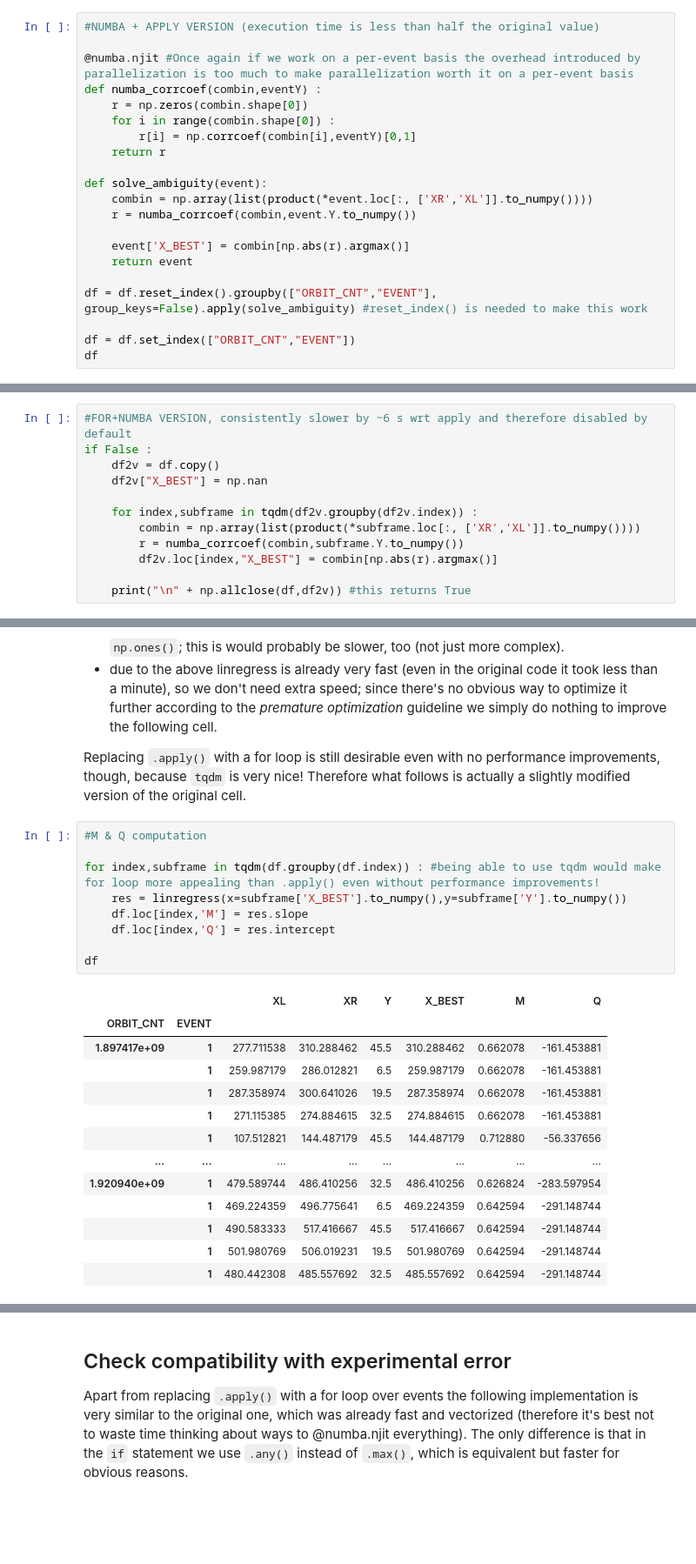
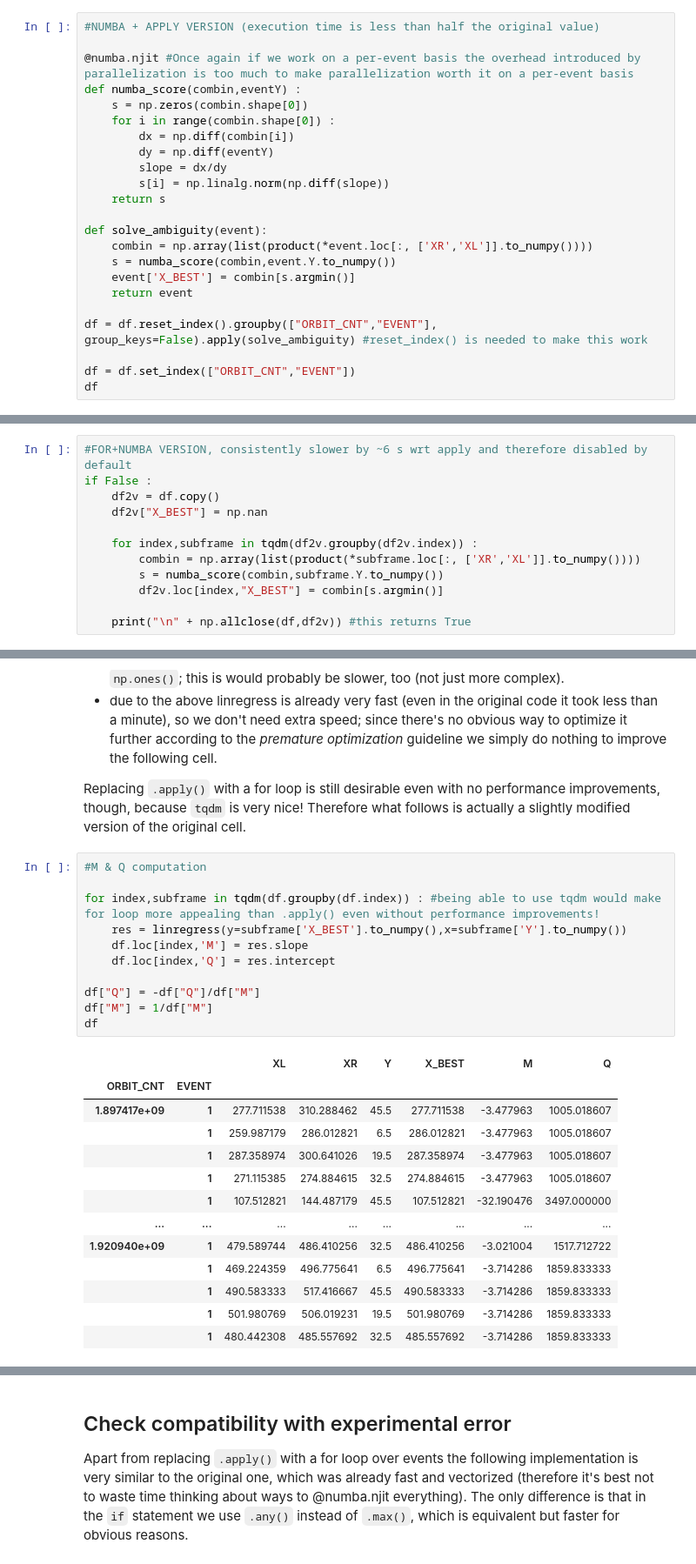
Before and after one commit to MattiaCeravolo/LCP_projects_Y3, a Jupyter notebook: part_3_with_commentary.ipynb, the cells around one changed output, grey strips where cells are left out. Shown at 87% size. Cells and saved outputs as stored; diff of their text form; blank space fills up the shorter version.

```diff
--- a/part_3_with_commentary.ipynb
+++ b/part_3_with_commentary.ipynb
@@ -563,17 +564,19 @@ We can either simply "extract" and jit the for loop with `np.corrcoef()` or we c
 #NUMBA + APPLY VERSION (execution time is less than half the original value)
 
 @numba.njit #Once again if we work on a per-event basis the overhead introduced by parallelization is too much to make parallelization worth it on a per-event basis
-def numba_corrcoef(combin,eventY) :
-    r = np.zeros(combin.shape[0])
+def numba_score(combin,eventY) :
+    s = np.zeros(combin.shape[0])
     for i in range(combin.shape[0]) :
-        r[i] = np.corrcoef(combin[i],eventY)[0,1]
-    return r
+        dx = np.diff(combin[i])
+        dy = np.diff(eventY)
+        slope = dx/dy
+        s[i] = np.linalg.norm(np.diff(slope))
+    return s
 
 def solve_ambiguity(event):
     combin = np.array(list(product(*event.loc[:, ['XR','XL']].to_numpy())))
-    r = numba_corrcoef(combin,event.Y.to_numpy())
-
-    event['X_BEST'] = combin[np.abs(r).argmax()]
+    s = numba_score(combin,event.Y.to_numpy())
+    event['X_BEST'] = combin[s.argmin()]
     return event
 
 df = df.reset_index().groupby(["ORBIT_CNT","EVENT"], group_keys=False).apply(solve_ambiguity) #reset_index() is needed to make this work
@@ -603,8 +606,8 @@ if False :
 
     for index,subframe in tqdm(df2v.groupby(df2v.index)) :
         combin = np.array(list(product(*subframe.loc[:, ['XR','XL']].to_numpy())))
-        r = numba_corrcoef(combin,subframe.Y.to_numpy())
-        df2v.loc[index,"X_BEST"] = combin[np.abs(r).argmax()]
+        s = numba_score(combin,subframe.Y.to_numpy())
+        df2v.loc[index,"X_BEST"] = combin[s.argmin()]
 
     print("\n" + np.allclose(df,df2v)) #this returns True
 # %% [markdown]
@@ -638,26 +641,28 @@ Replacing `.apply()` with a for loop is still desirable even with no performance
 # %%
 #M & Q computation
 
 for index,subframe in tqdm(df.groupby(df.index)) : #being able to use tqdm would make for loop more appealing than .apply() even without performance improvements!
-    res = linregress(x=subframe['X_BEST'].to_numpy(),y=subframe['Y'].to_numpy())
+    res = linregress(y=subframe['X_BEST'].to_numpy(),x=subframe['Y'].to_numpy())
     df.loc[index,'M'] = res.slope
     df.loc[index,'Q'] = res.intercept
 
+df["Q"] = -df["Q"]/df["M"]
+df["M"] = 1/df["M"]
 df
 # %% [output]
 |  |  | XL | XR | Y | X_BEST | M | Q |
 | ORBIT_CNT | EVENT |  |  |  |  |  |  |
-| 1.897417e+09 | 1 | 277.711538 | 310.288462 | 45.5 | 310.288462 | 0.662078 | -161.453881 |
-|  | 1 | 259.987179 | 286.012821 | 6.5 | 259.987179 | 0.662078 | -161.453881 |
-|  | 1 | 287.358974 | 300.641026 | 19.5 | 287.358974 | 0.662078 | -161.453881 |
-|  | 1 | 271.115385 | 274.884615 | 32.5 | 274.884615 | 0.662078 | -161.453881 |
-|  | 1 | 107.512821 | 144.487179 | 45.5 | 144.487179 | 0.712880 | -56.337656 |
+| 1.897417e+09 | 1 | 277.711538 | 310.288462 | 45.5 | 277.711538 | -3.477963 | 1005.018607 |
+|  | 1 | 259.987179 | 286.012821 | 6.5 | 286.012821 | -3.477963 | 1005.018607 |
+|  | 1 | 287.358974 | 300.641026 | 19.5 | 287.358974 | -3.477963 | 1005.018607 |
+|  | 1 | 271.115385 | 274.884615 | 32.5 | 274.884615 | -3.477963 | 1005.018607 |
+|  | 1 | 107.512821 | 144.487179 | 45.5 | 107.512821 | -32.190476 | 3497.000000 |
 | ... | ... | ... | ... | ... | ... | ... | ... |
-| 1.920940e+09 | 1 | 479.589744 | 486.410256 | 32.5 | 486.410256 | 0.626824 | -283.597954 |
-|  | 1 | 469.224359 | 496.775641 | 6.5 | 469.224359 | 0.642594 | -291.148744 |
-|  | 1 | 490.583333 | 517.416667 | 45.5 | 517.416667 | 0.642594 | -291.148744 |
-|  | 1 | 501.980769 | 506.019231 | 19.5 | 501.980769 | 0.642594 | -291.148744 |
-|  | 1 | 480.442308 | 485.557692 | 32.5 | 485.557692 | 0.642594 | -291.148744 |
+| 1.920940e+09 | 1 | 479.589744 | 486.410256 | 32.5 | 486.410256 | -3.021004 | 1517.712722 |
+|  | 1 | 469.224359 | 496.775641 | 6.5 | 496.775641 | -3.714286 | 1859.833333 |
+|  | 1 | 490.583333 | 517.416667 | 45.5 | 490.583333 | -3.714286 | 1859.833333 |
+|  | 1 | 501.980769 | 506.019231 | 19.5 | 501.980769 | -3.714286 | 1859.833333 |
+|  | 1 | 480.442308 | 485.557692 | 32.5 | 485.557692 | -3.714286 | 1859.833333 |
 30810 rows × 6 columns
 # %% [markdown]
 ## Check compatibility with experimental error
```
Also changed, not shown: parts of 17 cells of this notebook, 1 other file.
